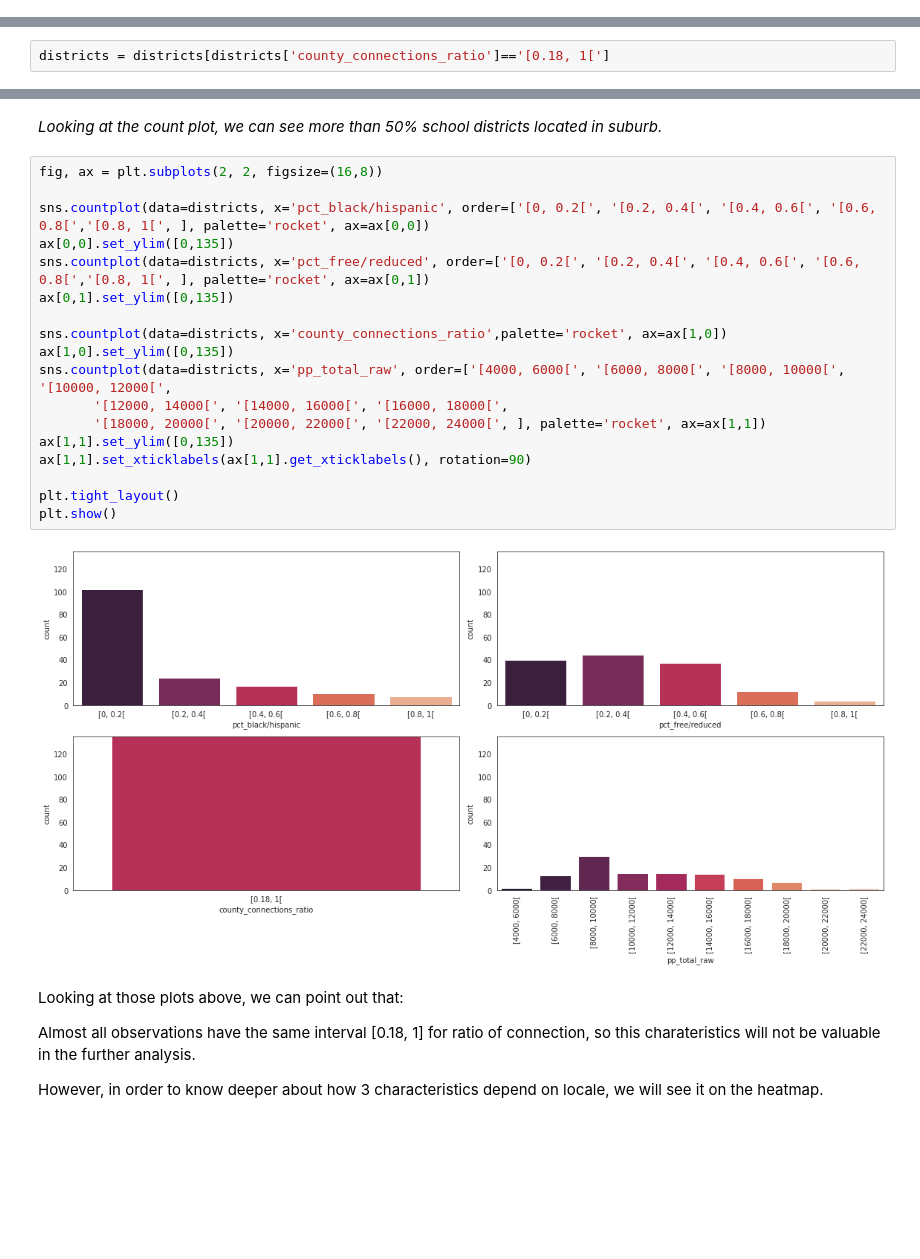
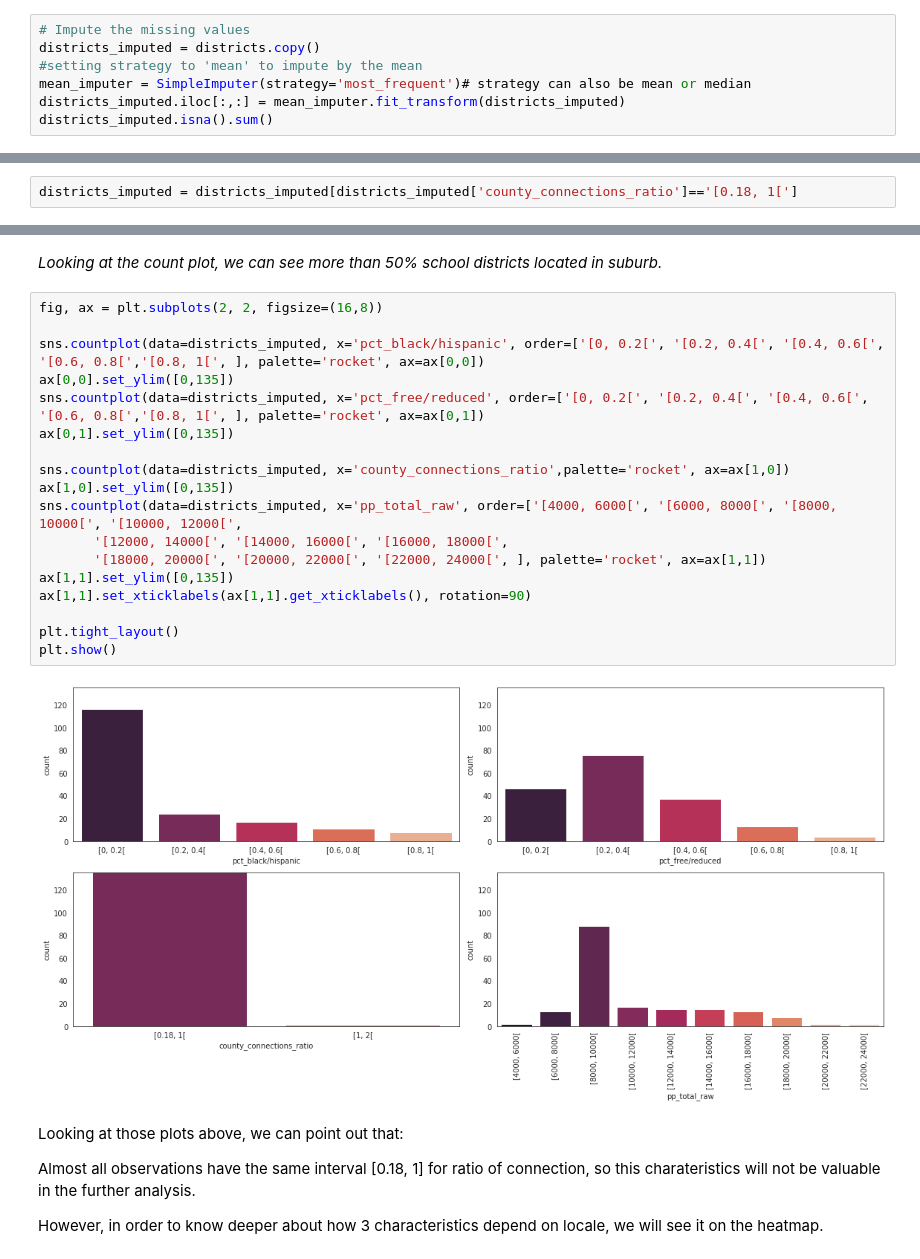
Before and after one commit to tramyynt/COVID-19-impact-on-Digital-Learning, a Jupyter notebook: Covid_19_Impact_on_Digital_Learning_.ipynb, the cells around one changed output, grey strips where cells are left out. Cells and saved outputs as stored; diff of their text form; blank space fills up the shorter version.

```diff
--- a/Covid_19_Impact_on_Digital_Learning_.ipynb
+++ b/Covid_19_Impact_on_Digital_Learning_.ipynb
@@ -112,3 +123,10 @@ pct_free/reduced            0.364807
 county_connections_ratio    0.304721
 pp_total_raw                0.493562
 dtype: float64
+# %%
+# Impute the missing values
+districts_imputed = districts.copy()
+#setting strategy to 'mean' to impute by the mean
+mean_imputer = SimpleImputer(strategy='most_frequent')# strategy can also be mean or median
+districts_imputed.iloc[:,:] = mean_imputer.fit_transform(districts_imputed)
+districts_imputed.isna().sum()
@@ -115,4 +143,4 @@ dtype: float64
 # %% [markdown]
 From a glimpse, we can see the county_connections_ration has 3 values: NaN, [0.18, 1] and [1, 2]. However, [1,2] is only for one data point, so it is not valuable. Thus, we take only [0.18, 1]
 # %%
-districts = districts[districts['county_connections_ratio']=='[0.18, 1[']
+districts_imputed = districts_imputed[districts_imputed['county_connections_ratio']=='[0.18, 1[']
@@ -302,23 +366,23 @@ fig.show()
 # %%
 fig, ax = plt.subplots(2, 2, figsize=(16,8))
 
-sns.countplot(data=districts, x='pct_black/hispanic', order=['[0, 0.2[', '[0.2, 0.4[', '[0.4, 0.6[', '[0.6, 0.8[','[0.8, 1[', ], palette='rocket', ax=ax[0,0])
+sns.countplot(data=districts_imputed, x='pct_black/hispanic', order=['[0, 0.2[', '[0.2, 0.4[', '[0.4, 0.6[', '[0.6, 0.8[','[0.8, 1[', ], palette='rocket', ax=ax[0,0])
 ax[0,0].set_ylim([0,135])
-sns.countplot(data=districts, x='pct_free/reduced', order=['[0, 0.2[', '[0.2, 0.4[', '[0.4, 0.6[', '[0.6, 0.8[','[0.8, 1[', ], palette='rocket', ax=ax[0,1])
+sns.countplot(data=districts_imputed, x='pct_free/reduced', order=['[0, 0.2[', '[0.2, 0.4[', '[0.4, 0.6[', '[0.6, 0.8[','[0.8, 1[', ], palette='rocket', ax=ax[0,1])
 ax[0,1].set_ylim([0,135])
 
-sns.countplot(data=districts, x='county_connections_ratio',palette='rocket', ax=ax[1,0])
+sns.countplot(data=districts_imputed, x='county_connections_ratio',palette='rocket', ax=ax[1,0])
 ax[1,0].set_ylim([0,135])
-sns.countplot(data=districts, x='pp_total_raw', order=['[4000, 6000[', '[6000, 8000[', '[8000, 10000[', '[10000, 12000[',
+sns.countplot(data=districts_imputed, x='pp_total_raw', order=['[4000, 6000[', '[6000, 8000[', '[8000, 10000[', '[10000, 12000[',
        '[12000, 14000[', '[14000, 16000[', '[16000, 18000[',
        '[18000, 20000[', '[20000, 22000[', '[22000, 24000[', ], palette='rocket', ax=ax[1,1])
 ax[1,1].set_ylim([0,135])
 ax[1,1].set_xticklabels(ax[1,1].get_xticklabels(), rotation=90)
 
 plt.tight_layout()
 plt.show()
 # %% [output]
-[figure, old version]
+[figure, new version]
 # %% [markdown]
 Looking at those plots above, we can point out that:
 
```
Also changed, not shown: parts of 34 cells of this notebook.
